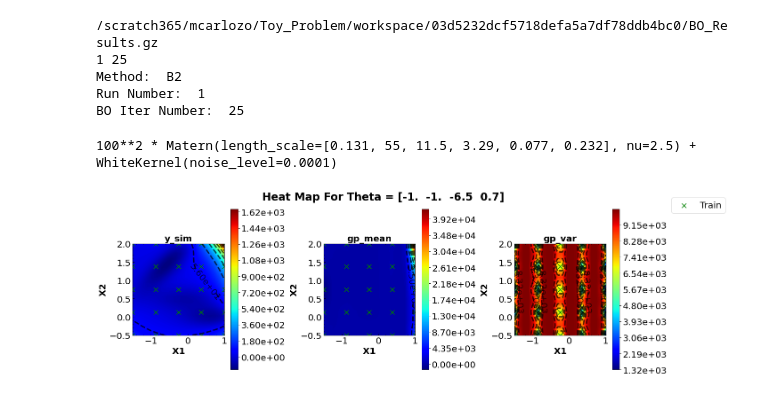
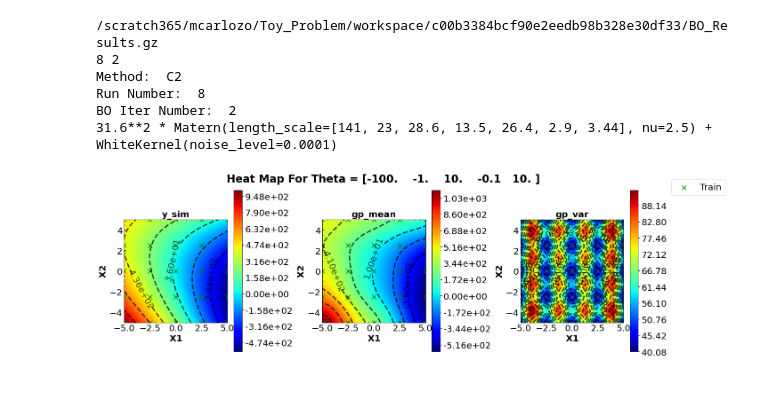
Before and after one commit to dowlinglab/GPBO_Emulators, a Jupyter notebook: hyperparameter_changing.ipynb, the cells around one changed output. Drawn from its saved outputs; the diff is of its cells as text; code cells hidden in the pictures.

```diff
--- a/hyperparameter_changing.ipynb
+++ b/hyperparameter_changing.ipynb
@@ -25,14 +25,14 @@ from matplotlib import pyplot as plt
 # %%
 import signac
 date_time_str = None
-meth_name_str_list = [1, 2, 3, 4, 5]
+meth_name_str_list = [5]
 study_id = "ep"
 save_csv = False
 
 
-criteria_dict = {"cs_name_val" : 2,
-                 "param_name_str" : "a",
-                 "retrain_GP": 25,
+criteria_dict = {"cs_name_val" : 8,
+                 "param_name_str" : "t1t2t3t4t5",
+                 "retrain_GP": 10,
                  "num_x_data": 5,
                  "outputscl":1,
                  "num_val_pts": 0,
@@ -101,18 +97,16 @@ def compare_muller_heat_map_hps(file_path, run_num, bo_iter, x_val_num, theta_ch
         gp_emulator.train_data.theta_vals = gp_emulator.train_data.theta_vals[:-length_diff]
         gp_emulator.train_data.x_vals = gp_emulator.train_data.x_vals[:-length_diff]
 
-
-
     #Set new hp param info
     gp_emulator.lenscl = None
-    gp_emulator.outputscl = None
+    gp_emulator.outputscl = 1000
     gp_emulator.kernel = Kernel_enum(1)
     gp_emulator.retrain_GP = 25
 
     #Set New GP Model:
     gp_model_new = gp_emulator.set_gp_model()
-#     train_data = gp_emulator.feature_train_data
-#     trainy = gp_emulator.train_data.y_vals
+    train_data = gp_emulator.feature_train_data
+    trainy = gp_emulator.train_data.y_vals
 
 #     K_inv = np.linalg.inv(gp_model_new.kernel(train_data))  # Assuming initial constant value is 1.0
 # #     print(K_inv.shape, train_data.shape)
@@ -194,7 +188,7 @@ plot_axis_names = ["X1", "X2"]
 set_hps = False
 verbose = True
 
-meth_name_str_list = [4]
+meth_name_str_list = [5]
 project = signac.get_project()
 
 for meth_val in meth_name_str_list:
@@ -227,37 +221,37 @@ for meth_val in meth_name_str_list:
 
     #Print values if verbose is true
     if verbose == True:
         print("Method: ", meth_name)
         print("Run Number: ", run_num)
         print("BO Iter Number: ", bo_iter)
 #         print("Trained Hyperparameters: ", gp_hp_alt)
 
     #Make muller potential at theta true
     theta_true = loaded_results[run_num-1].simulator_class.theta_true
     theta_choice = theta_true
     seed = loaded_results[0].configuration["Seed"]
 
     #Get heat map data
     if set_hps == False:
         data_vals = compare_muller_heat_map_hps(file_path, run_num, bo_iter, x_val_num, theta_choice, seed, None)
     else:
         data_vals = compare_muller_heat_map_hps(file_path, run_num, bo_iter, x_val_num, theta_choice, seed, gp_hp_alt)
 
     test_mesh, y_sim, gp_mean, gp_var, theta_value, train_X, idcs_to_plot = data_vals
 
     #Set plot details
     title = "Heat Map For Theta = " + str(np.round(theta_value,1))
     z = [y_sim, gp_mean, gp_var]
     z_titles = ["y_sim", "gp_mean", "gp_var"]
     levels = [100,100,100]
 
     plot_heat_maps(test_mesh, None, None, None, train_X, plot_axis_names, levels, idcs_to_plot, z,
                    z_titles, xbins, ybins, zbins, title, title_fontsize, other_fontsize, cmap, save_path)
 # %% [output]
-/scratch365/mcarlozo/Toy_Problem/workspace/03d5232dcf5718defa5a7df78ddb4bc0/BO_Results.gz
-1 25
-Method:  B2
-Run Number:  1
-BO Iter Number:  25
+/scratch365/mcarlozo/Toy_Problem/workspace/c00b3384bcf90e2eedb98b328e30df33/BO_Results.gz
+8 2
+Method:  C2
+Run Number:  8
+BO Iter Number:  2
+31.6**2 * Matern(length_scale=[141, 23, 28.6, 13.5, 26.4, 2.9, 3.44], nu=2.5) + WhiteKernel(noise_level=0.0001)
-100**2 * Matern(length_scale=[0.131, 55, 11.5, 3.29, 0.077, 0.232], nu=2.5) + WhiteKernel(noise_level=0.0001)
-[figure, old version]
+[figure, new version]
```
Also changed, not shown: parts of 1 cell of this notebook, 3 other files.
